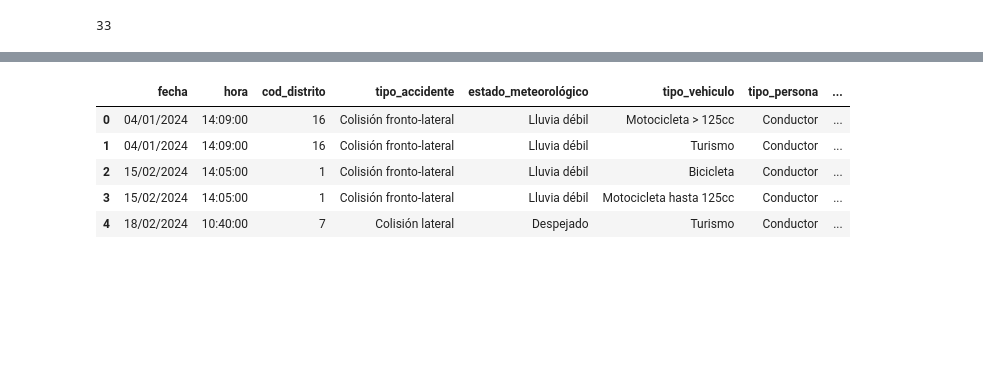
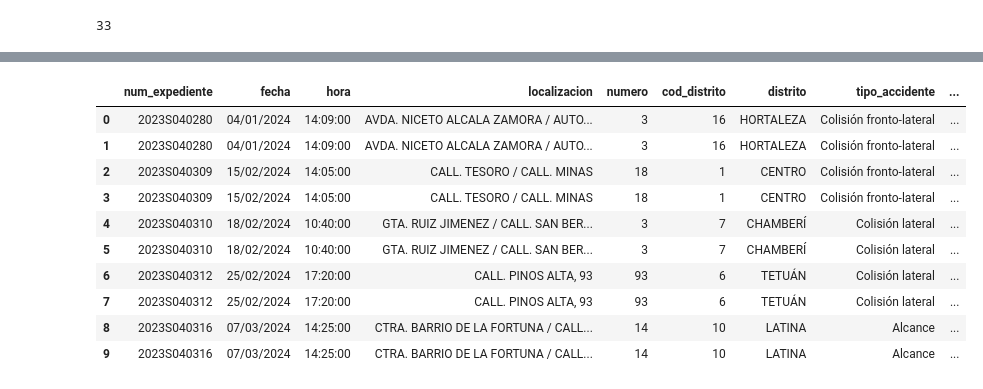
Before and after one commit to AndreesBenitoo/Practica_noSupervisado_Andres_Pedro, a Jupyter notebook: 1_jerarquico.ipynb, the cells around one changed output, grey strips where cells are left out. Saved outputs shown, nothing was run; the diff lists cells and outputs as text; code cells hidden in the pictures; blank space fills up the shorter version.

```diff
--- a/1_jerarquico.ipynb
+++ b/1_jerarquico.ipynb
@@ -24,6 +47,4 @@ https://datos.madrid.es/FWProjects/egob/Catalogo/Seguridad/Ficheros/Estructura_C
 len(df['tipo_vehiculo'].unique())
 # %% [output]
 33
-# %%
-df = df.drop(columns=['numero','num_expediente','localizacion','distrito','lesividad','coordenada_x_utm','coordenada_y_utm'])
 # %%
@@ -36,11 +69,53 @@ Desconocido     4256
 Name: count, dtype: int64
+# %%
+map_vehiculos = {
+    'Turismo': 'Turismos y vehículos ligeros',
+    'Todo terreno': 'Turismos y vehículos ligeros',
+    'Autocaravana': 'Turismos y vehículos ligeros',
+    'Motocicleta hasta 125cc': 'Motocicletas y ciclomotores',
+    'Motocicleta > 125cc': 'Motocicletas y ciclomotores',
+    'Ciclomotor': 'Motocicletas y ciclomotores',
+    'Bicicleta EPAC (pedaleo asistido)': 'Motocicletas y ciclomotores',
+    'Ciclomotor de tres ruedas': 'Motocicletas y ciclomotores',
+    'Moto de tres ruedas hasta 125cc': 'Motocicletas y ciclomotores',
+    'Moto de tres ruedas > 125cc': 'Motocicletas y ciclomotores',
+    'Ciclo de motor L1e-A': 'Motocicletas y ciclomotores',
+    'Ciclomotor de dos ruedas L1e-B': 'Motocicletas y ciclomotores',
+    'Furgoneta': 'Vehículos de carga',
+    'Camión rígido': 'Vehículos de carga',
+    'Tractocamión': 'Vehículos de carga',
+    'Vehículo articulado': 'Vehículos de carga',
+    'Semiremolque': 'Vehículos de carga',
+    'Remolque': 'Vehículos de carga',
+    'Autobús': 'Vehículos de transporte público',
+    'Autobús articulado': 'Vehículos de transporte público',
+    'Autobus EMT': 'Vehículos de transporte público',
+    'Bicicleta': 'Bicicletas y ciclos no motorizados',
+    'Ciclo': 'Bicicletas y ciclos no motorizados',
+    'Patinete no eléctrico': 'Bicicletas y ciclos no motorizados',
+    'VMU eléctrico': 'Vehículos eléctricos ligeros',
+    'Maquinaria de obras': 'Vehículos especializados',
+    'Ambulancia SAMUR': 'Vehículos especializados',
+    'Otros vehículos con motor': 'Vehículos especializados',
+    'Otros vehículos sin motor': 'Vehículos especializados',
+    'Sin especificar': 'Sin clasificar/especificar',
+    'Cuadriciclo ligero': 'Sin clasificar/especificar',
+    'Cuadriciclo no ligero': 'Sin clasificar/especificar'
+}
+# %%
+df['tipo_vehiculo'] = df['tipo_vehiculo'].map(map_vehiculos)
 # %%
-df.head()
+df.head(10)
 # %% [output]
-|  | fecha | hora | cod_distrito | tipo_accidente | estado_meteorológico | tipo_vehiculo | tipo_persona | ... |
-| 0 | 04/01/2024 | 14:09:00 | 16 | Colisión fronto-lateral | Lluvia débil | Motocicleta > 125cc | Conductor | ... |
-| 1 | 04/01/2024 | 14:09:00 | 16 | Colisión fronto-lateral | Lluvia débil | Turismo | Conductor | ... |
-| 2 | 15/02/2024 | 14:05:00 | 1 | Colisión fronto-lateral | Lluvia débil | Bicicleta | Conductor | ... |
-| 3 | 15/02/2024 | 14:05:00 | 1 | Colisión fronto-lateral | Lluvia débil | Motocicleta hasta 125cc | Conductor | ... |
-| 4 | 18/02/2024 | 10:40:00 | 7 | Colisión lateral | Despejado | Turismo | Conductor | ... |
+|  | num_expediente | fecha | hora | localizacion | numero | cod_distrito | distrito | tipo_accidente | ... |
+| 0 | 2023S040280 | 04/01/2024 | 14:09:00 | AVDA. NICETO ALCALA ZAMORA / AUTO... | 3 | 16 | HORTALEZA | Colisión fronto-lateral | ... |
+| 1 | 2023S040280 | 04/01/2024 | 14:09:00 | AVDA. NICETO ALCALA ZAMORA / AUTO... | 3 | 16 | HORTALEZA | Colisión fronto-lateral | ... |
+| 2 | 2023S040309 | 15/02/2024 | 14:05:00 | CALL. TESORO / CALL. MINAS | 18 | 1 | CENTRO | Colisión fronto-lateral | ... |
+| 3 | 2023S040309 | 15/02/2024 | 14:05:00 | CALL. TESORO / CALL. MINAS | 18 | 1 | CENTRO | Colisión fronto-lateral | ... |
+| 4 | 2023S040310 | 18/02/2024 | 10:40:00 | GTA. RUIZ JIMENEZ / CALL. SAN BER... | 3 | 7 | CHAMBERÍ | Colisión lateral | ... |
+| 5 | 2023S040310 | 18/02/2024 | 10:40:00 | GTA. RUIZ JIMENEZ / CALL. SAN BER... | 3 | 7 | CHAMBERÍ | Colisión lateral | ... |
+| 6 | 2023S040312 | 25/02/2024 | 17:20:00 | CALL. PINOS ALTA, 93 | 93 | 6 | TETUÁN | Colisión lateral | ... |
+| 7 | 2023S040312 | 25/02/2024 | 17:20:00 | CALL. PINOS ALTA, 93 | 93 | 6 | TETUÁN | Colisión lateral | ... |
+| 8 | 2023S040316 | 07/03/2024 | 14:25:00 | CTRA. BARRIO DE LA FORTUNA / CALL... | 14 | 10 | LATINA | Alcance | ... |
+| 9 | 2023S040316 | 07/03/2024 | 14:25:00 | CTRA. BARRIO DE LA FORTUNA / CALL... | 14 | 10 | LATINA | Alcance | ... |
 # %%
```
Also changed, not shown: parts of 17 cells of this notebook, 1 other file.
